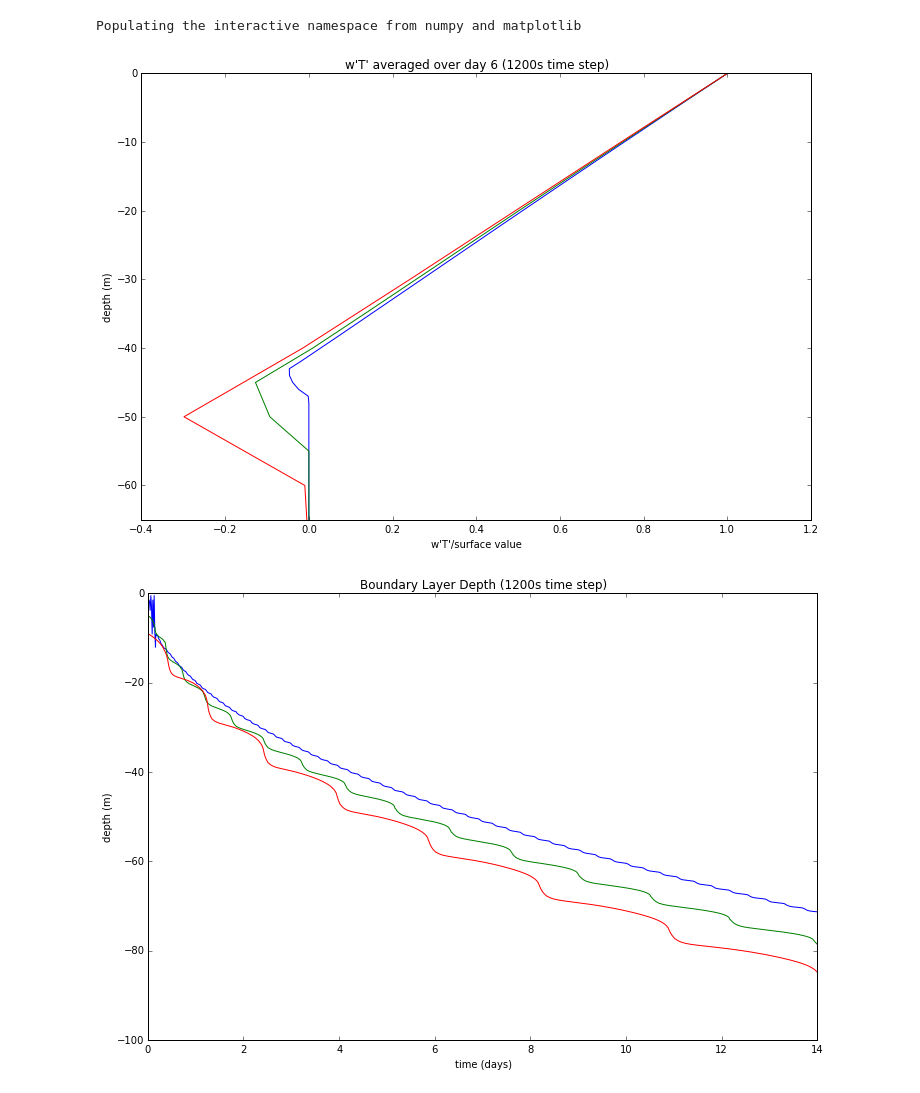
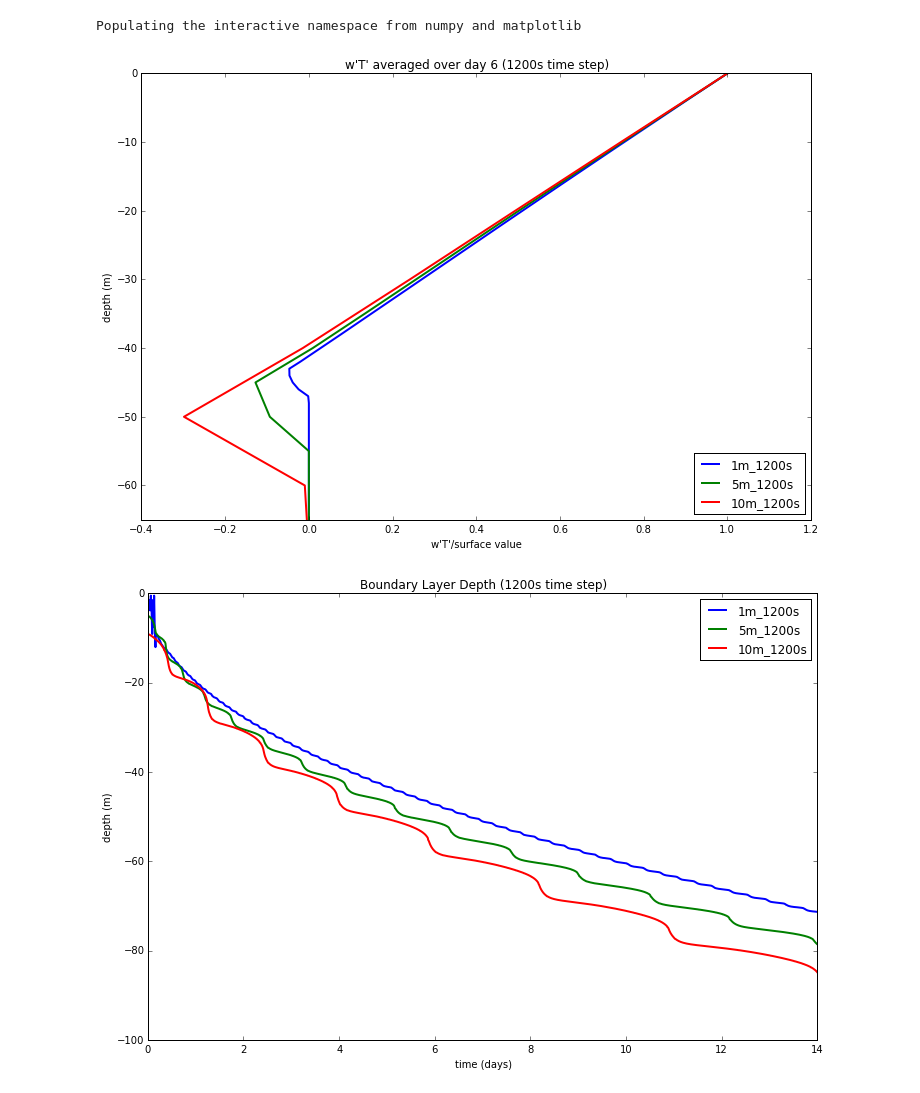
Before and after one commit to mnlevy1981/ipy_notebooks, a Jupyter notebook: ConvectI_compare.ipynb, the cells around one changed output. Saved outputs shown, nothing was run; the diff lists cells and outputs as text; code cells hidden in the pictures.

Commit message:
add legend; thicker lines

```diff
--- a/ConvectI_compare.ipynb
+++ b/ConvectI_compare.ipynb
@@ -47,20 +47,21 @@ for dz in resolutions:
             data[ind]['zplot'].append(float(z))
 # %%
 for dz in resolutions:
-    plt.plot(data[dz+'_1200s']["w'T'"],data[dz+'_1200s']['zplot'],'-');
+    ind = dz+'_1200s'
+    plt.plot(data[ind]["w'T'"],data[ind]['zplot'],'-', linewidth=2.0, label=ind);
 plt.title("w'T' averaged over "+data['10m_1200s']['day_for_plot'] + " (1200s time step)"); plt.xlabel("w'T'/surface value");
-plt.ylabel("depth (m)"); plt.ylim((-65,0));
+plt.ylabel("depth (m)"); plt.ylim((-65,0)); plt.legend(loc=4);
 # %% [output]
-[figure, old version]
+[figure, new version]
 # %%
 dt = '1200s';
 for dz in resolutions:
     ind = dz+'_'+dt
-    plt.plot(data[ind]['time'], data[ind]['h'], '-')
+    plt.plot(data[ind]['time'], data[ind]['h'], '-', linewidth=2.0, label=ind)
 plt.title("Boundary Layer Depth ("+dt+" time step)"); plt.xlabel("time (days)");
-plt.ylabel("depth (m)"); plt.ylim((-100,0));
+plt.ylabel("depth (m)"); plt.ylim((-100,0)); plt.legend();
 # %% [output]
-[figure, old version]
+[figure, new version]
 # %%
 dz = '1m'
 for dt in timesteps[dz]:
```
Also changed, not shown: parts of 4 cells of this notebook.
